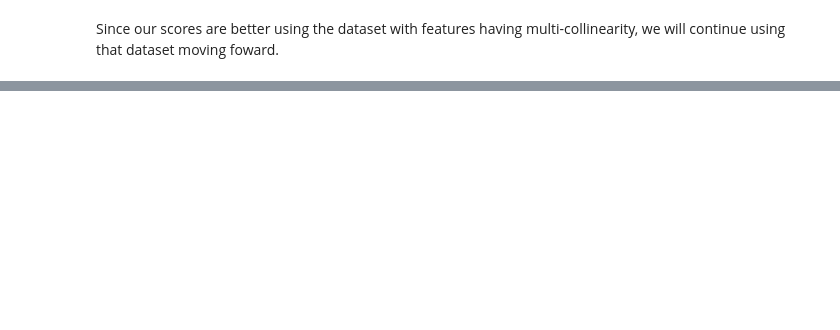
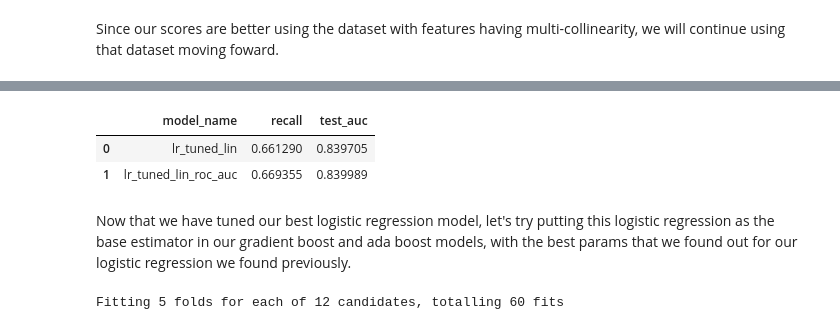
Before and after one commit to sujayjangam/Project-4-DSI, a Jupyter notebook: code/Modeling_Jay.ipynb, the cells around one changed output, grey strips where cells are left out. Drawn from its saved outputs; the diff is of its cells as text; code cells hidden in the pictures; blank space fills up the shorter version.

```diff
--- a/code/Modeling_Jay.ipynb
+++ b/code/Modeling_Jay.ipynb
@@ -544,0 +928,10 @@ display(test_auc)
+# %%
+lin_logreg_scores = pd.DataFrame(model_eval)
+
+lin_logreg_scores[['model_name', 'recall', 'test_auc']]
+# %% [output]
+|  | model_name | recall | test_auc |
+| 0 | lr_tuned_lin | 0.661290 | 0.839705 |
+| 1 | lr_tuned_lin_roc_auc | 0.669355 | 0.839989 |
+# %% [markdown]
+Now that we have tuned our best logistic regression model, let's try putting this logistic regression as the base estimator in our gradient boost and ada boost models, with the best params that we found out for our logistic regression we found previously.
@@ -544,0 +954,7 @@ display(test_auc)
+# %%
+gb_logreg_recall = get_model_scores_cs('gb_logreg_recall',
+                                       'gb', mod_params=gb_params,
+                                       grid_search=True,
+                                       scoring='recall')
+# %% [output]
+Fitting 5 folds for each of 12 candidates, totalling 60 fits
```
Also changed, not shown: parts of 81 cells of this notebook.
